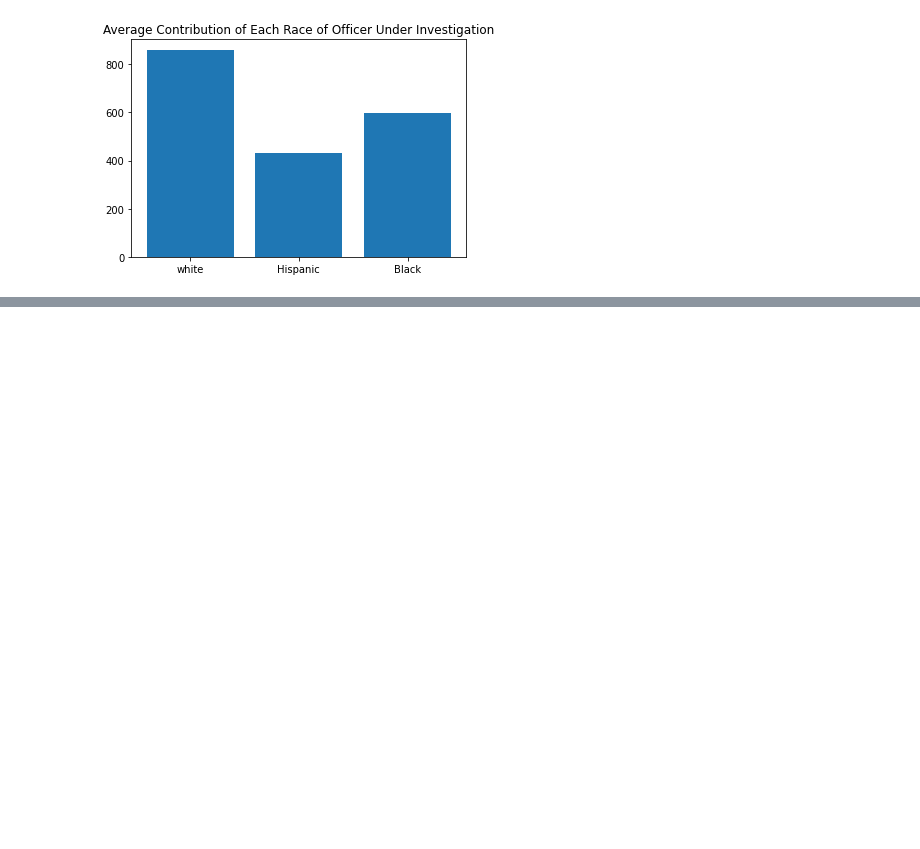
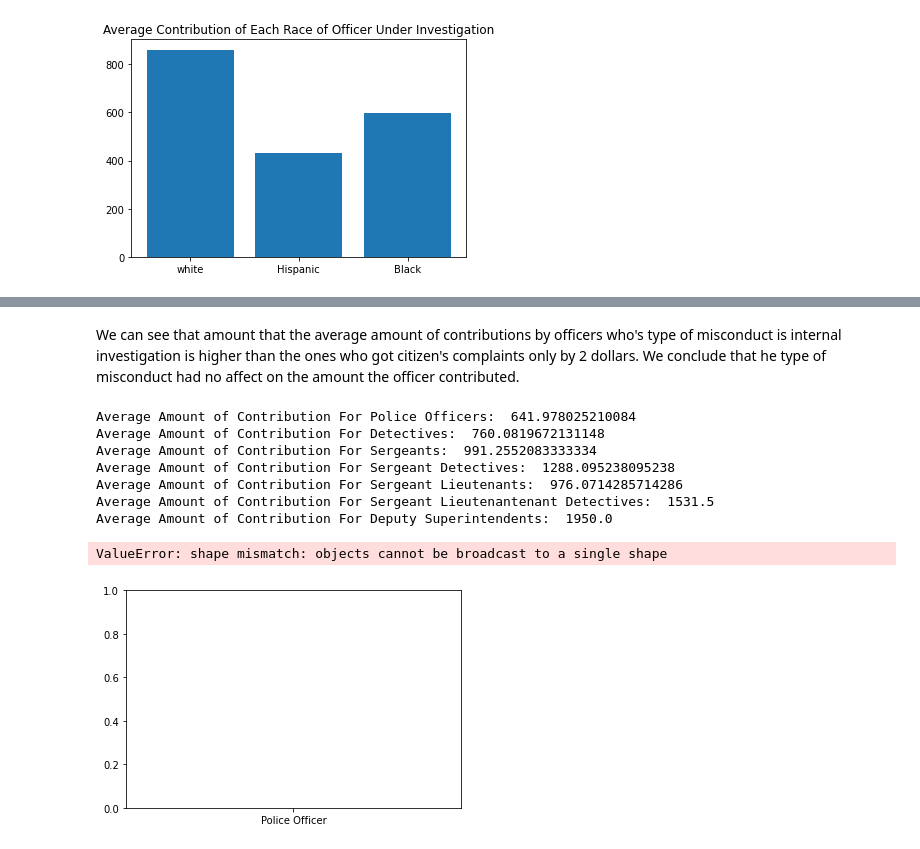
Before and after one commit to BU-Spark/CS506Spring2021Repository, a Jupyter notebook: PoliceConductProject/deliverable4/visualizations.ipynb, the cells around one changed output, grey strips where cells are left out. Drawn from its saved outputs; the diff is of its cells as text; code cells hidden in the pictures; blank space fills up the shorter version.

```diff
--- a/PoliceConductProject/deliverable4/visualizations.ipynb
+++ b/PoliceConductProject/deliverable4/visualizations.ipynb
@@ -151,0 +183,66 @@ the ranking and the type of misconduct are related to race, and contribution amo
+# %% [markdown]
+We can see that amount that the average amount of contributions by officers who's type of misconduct is
+internal investigation is higher than the ones who got citizen's complaints only by 2 dollars. We conclude that he type of misconduct had no affect on the amount the officer contributed.
+# %%
+# Plot rank and the average contribution made by officer
+
+police = []
+detective = []
+sergeant = []
+sergeant_detective = []
+lieutenant = []
+lieutenantenant_detective = []
+captain = []
+deputy_duperintendent = []
+
+for i in df.Rank:
+    for amount in df.loc[data['Rank'] == i, 'Total Amount']:
+        if i == 'Police Officer':
+            police.append(amount)
+        if i == 'Detective':
+            detective.append(amount)
+        if i == 'Sergeant':
+            sergeant.append(amount)
+        if i == 'Sergeant Detective':
+            sergeant_detective.append(amount)
+        if i == 'Lieutenant':
+            lieutenant.append(amount)
+        if i == 'Lieutenantenant Detective':
+            lieutenantenant_detective.append(amount)
+        if i == 'Captain':
+            captain.append(amount)
+        if i == 'Deputy Superintendent':
+            deputy_duperintendent.append(amount)
+
+avg_police = np.mean(police)
+avg_detective = np.mean(detective)
+avg_sergeant = np.mean(sergeant)
+avg_sergeant_detective = np.mean(sergeant_detective)
+avg_lieutenant = np.mean(lieutenant)
+avg_lieutenantenant_detective = np.mean(lieutenantenant_detective)
+avg_deputy_duperintendent = np.mean(deputy_duperintendent)
+
+print("Average Amount of Contribution For Police Officers: ", avg_police)
+print("Average Amount of Contribution For Detectives: ", avg_detective)
+print("Average Amount of Contribution For Sergeants: ", avg_sergeant)
+print("Average Amount of Contribution For Sergeant Detectives: ", avg_sergeant_detective)
+print("Average Amount of Contribution For Sergeant Lieutenants: ", avg_lieutenant)
+print("Average Amount of Contribution For Sergeant Lieutenantenant Detectives: ", avg_lieutenantenant_detective)
+print("Average Amount of Contribution For Deputy Superintendents: ", avg_deputy_duperintendent)
+
+fig = plt.figure()
+rank = ['Police Officer', 'Detective', 'Sergeant', 'Sergeant Detective','Lieutenant','Lieutenantenant Detective', 'Captain', 'Deputy Superintendent']
+amount = [avg_police, avg_detective, avg_sergeant, avg_sergeant_detective, avg_lieutenant, avg_lieutenantenant_detective, avg_deputy_duperintendent]
+plt.bar(rank, amount)
+plt.title("Average Contribution of for Different Ranks")
+plt.show()
+# %% [output]
+Average Amount of Contribution For Police Officers:  641.978025210084
+Average Amount of Contribution For Detectives:  760.0819672131148
+Average Amount of Contribution For Sergeants:  991.2552083333334
+Average Amount of Contribution For Sergeant Detectives:  1288.095238095238
+Average Amount of Contribution For Sergeant Lieutenants:  976.0714285714286
+Average Amount of Contribution For Sergeant Lieutenantenant Detectives:  1531.5
+Average Amount of Contribution For Deputy Superintendents:  1950.0
+ValueError: shape mismatch: objects cannot be broadcast to a single shape
+[figure, added]
```
Also changed, not shown: parts of 3 cells of this notebook.
